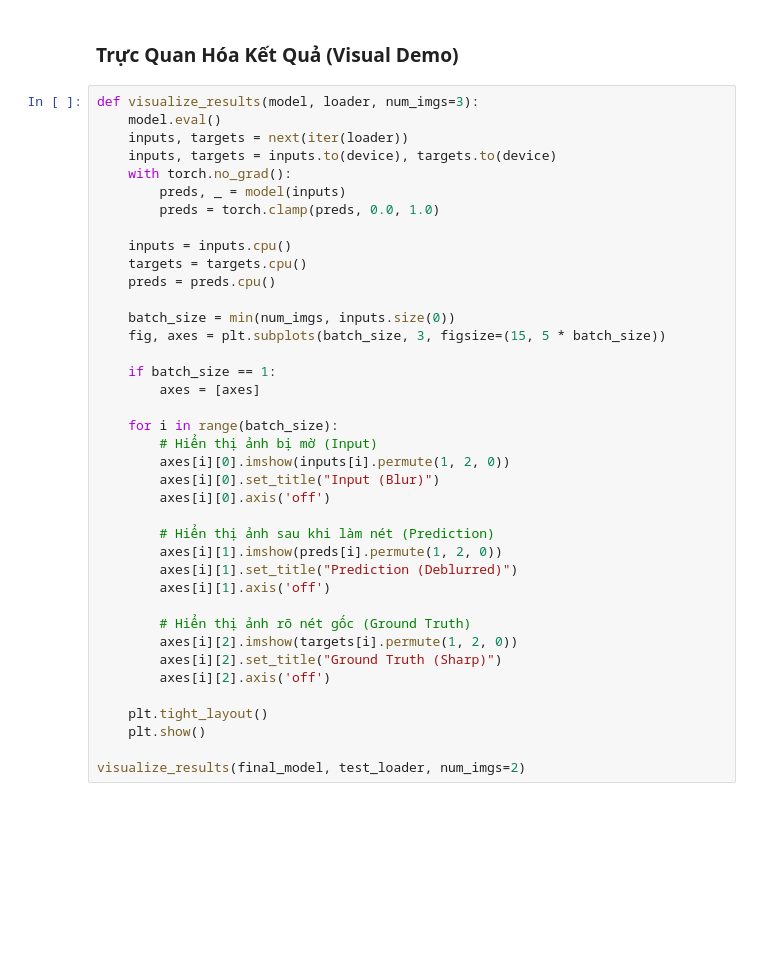
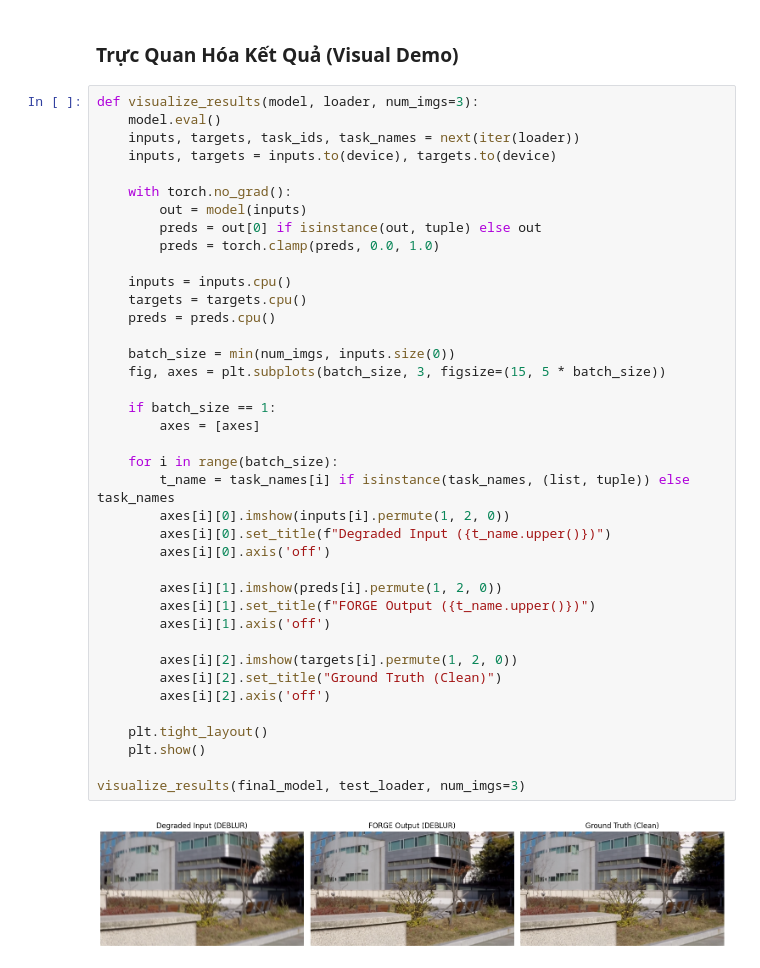
Before and after one commit to DutPhet/Image-processing-project-integrating-MoE-and-Q-Former, a Jupyter notebook: notebooks/02_train_and_evaluate.ipynb, the cells around one changed output. Saved outputs shown, nothing was run; the diff lists cells and outputs as text; blank space fills up the shorter version.

```diff
--- a/notebooks/02_train_and_evaluate.ipynb
+++ b/notebooks/02_train_and_evaluate.ipynb
@@ -532,39 +448,41 @@ print("="*55)
 # %%
 def visualize_results(model, loader, num_imgs=3):
     model.eval()
-    inputs, targets = next(iter(loader))
+    inputs, targets, task_ids, task_names = next(iter(loader))
     inputs, targets = inputs.to(device), targets.to(device)
+
     with torch.no_grad():
-        preds, _ = model(inputs)
+        out = model(inputs)
+        preds = out[0] if isinstance(out, tuple) else out
         preds = torch.clamp(preds, 0.0, 1.0)
 
     inputs = inputs.cpu()
     targets = targets.cpu()
     preds = preds.cpu()
 
     batch_size = min(num_imgs, inputs.size(0))
     fig, axes = plt.subplots(batch_size, 3, figsize=(15, 5 * batch_size))
 
     if batch_size == 1:
         axes = [axes]
 
     for i in range(batch_size):
-        # Hiển thị ảnh bị mờ (Input)
+        t_name = task_names[i] if isinstance(task_names, (list, tuple)) else task_names
         axes[i][0].imshow(inputs[i].permute(1, 2, 0))
-        axes[i][0].set_title("Input (Blur)")
+        axes[i][0].set_title(f"Degraded Input ({t_name.upper()})")
         axes[i][0].axis('off')
 
-        # Hiển thị ảnh sau khi làm nét (Prediction)
         axes[i][1].imshow(preds[i].permute(1, 2, 0))
-        axes[i][1].set_title("Prediction (Deblurred)")
+        axes[i][1].set_title(f"FORGE Output ({t_name.upper()})")
         axes[i][1].axis('off')
 
-        # Hiển thị ảnh rõ nét gốc (Ground Truth)
         axes[i][2].imshow(targets[i].permute(1, 2, 0))
-        axes[i][2].set_title("Ground Truth (Sharp)")
+        axes[i][2].set_title("Ground Truth (Clean)")
         axes[i][2].axis('off')
 
     plt.tight_layout()
     plt.show()
 
-visualize_results(final_model, test_loader, num_imgs=2)
+visualize_results(final_model, test_loader, num_imgs=3)
+# %% [output]
+[figure, added]
```
Also changed, not shown: parts of 13 cells of this notebook, 6 other files.
